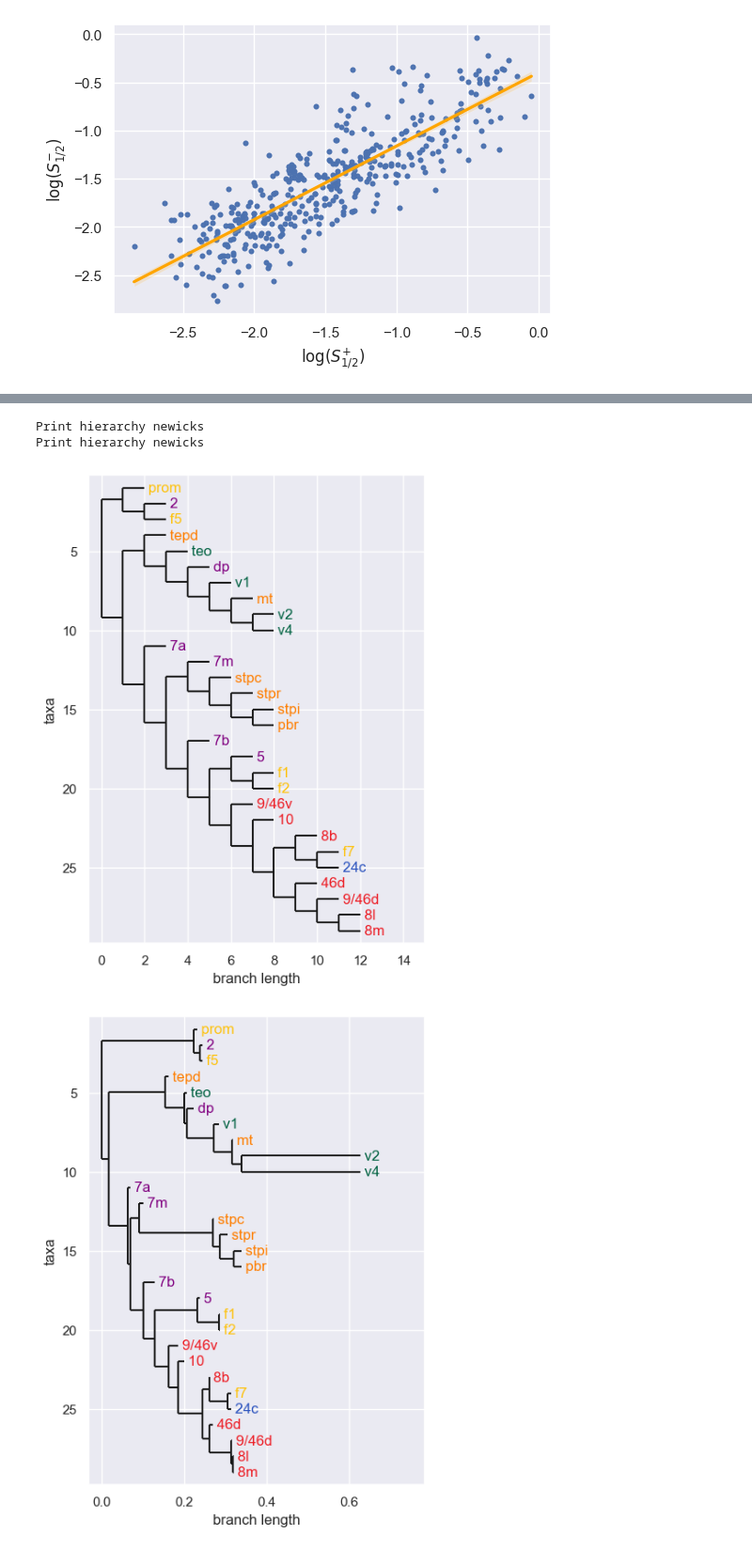
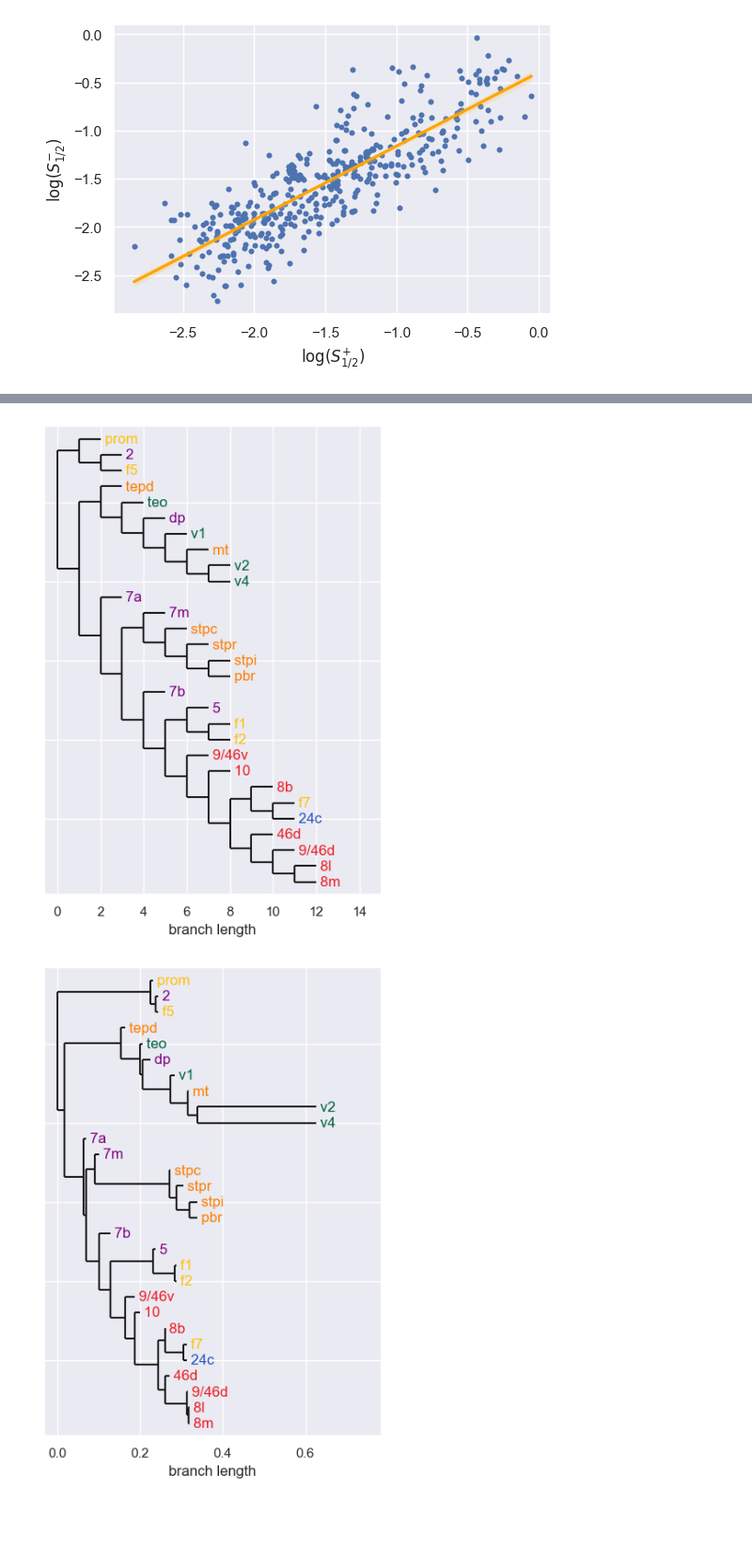
Before and after one commit to mrtnzrm2/ELK, a Jupyter notebook: MAC29_example.ipynb, the cells around one changed output, grey strips where cells are left out. Shown at 94% size. Saved outputs shown, nothing was run; the diff lists cells and outputs as text; code cells hidden in the pictures; blank space fills up the shorter version.

```diff
--- a/MAC29_example.ipynb
+++ b/MAC29_example.ipynb
@@ -146,12 +145,10 @@ Visualize nodal dendrogram!!!
 # %%
 S = Hierarchical_Entropy(H.Z, H.nodes, H.colregion.labels[:H.nodes])
 S.Z2dict("short")
-tree = S.zdict2newick(S.tree, weighted=F, on=T)
-treeh = S.zdict2newick(S.tree, weighted=T, on=T)
+tree = S.zdict2newick(S.tree, weighted=F)
+treeh = S.zdict2newick(S.tree, weighted=T)
 plot_h.plot_newick(tree, width=5, height=7)
 plot_h.plot_newick(treeh, width=5, height=7)
 # %% [output]
-Print hierarchy newicks
-Print hierarchy newicks
-[figure, old version]
+[figure, new version]
-[figure, old version]
+[figure, new version]
```
Also changed, not shown: parts of 4 cells of this notebook, 10 other files.
